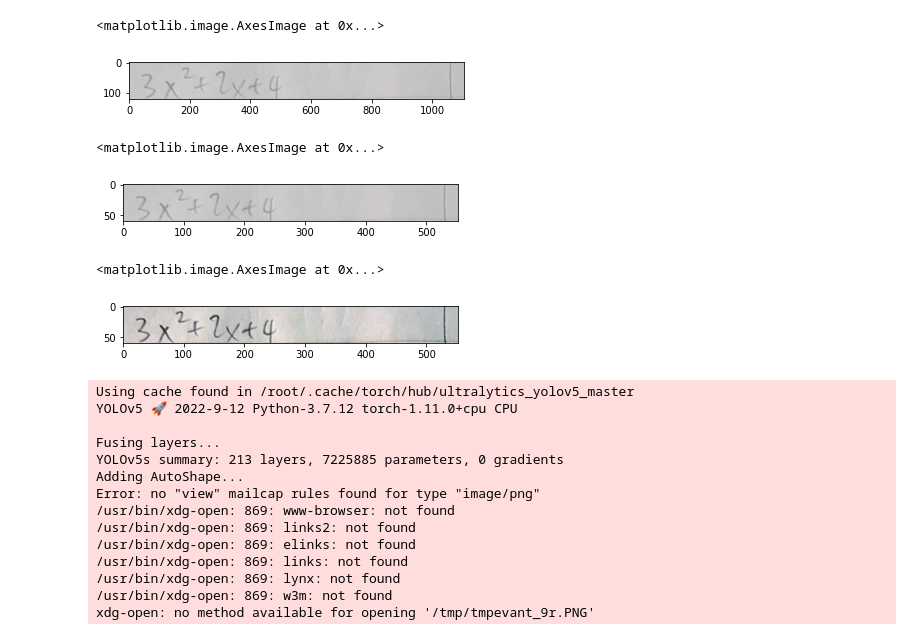
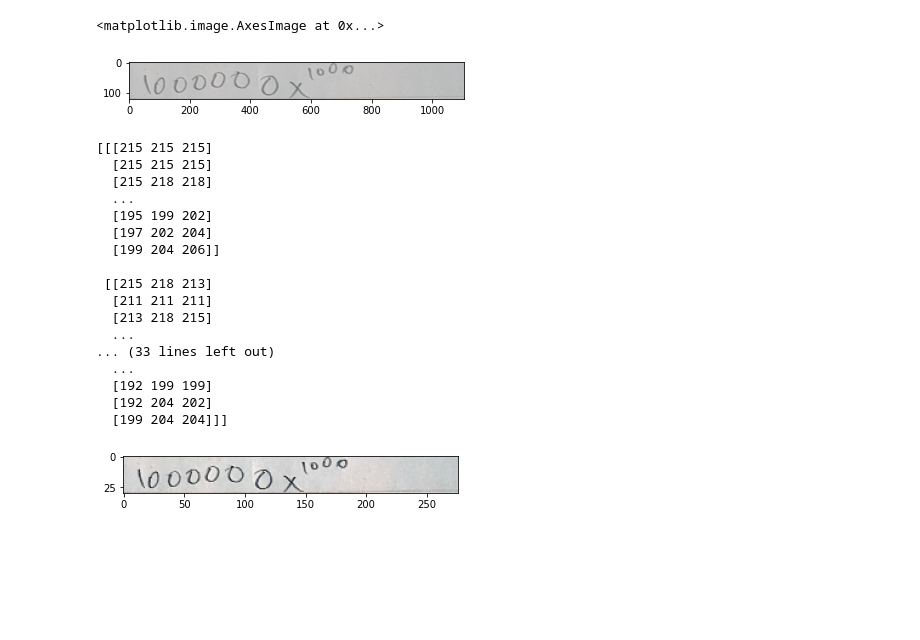
Before and after one commit to scrge-ai/polyonmialModel, a Jupyter notebook: visual-model.ipynb, the cells around one changed output. Drawn from its saved outputs; the diff is of its cells as text; code cells hidden in the pictures; blank space fills up the shorter version.

```diff
--- a/visual-model.ipynb
+++ b/visual-model.ipynb
@@ -5,45 +5,39 @@ import cv2
 import matplotlib.pyplot as plt
 from collections import deque
 # %%
-img = cv2.imread("../input/polynomial-dataset/Polynomial data/polynomial pics/page 1 (41 pics)/1.png")
+img = cv2.imread("../input/polynomial-dataset/Polynomial data/polynomial pics/page 1 (41 pics)/6.png")
 plt.imshow(img, cmap='gray')
 # %% [output]
 <matplotlib.image.AxesImage at 0x...>
-[figure, old version]
+[figure, new version]
 # %%
-img = cv2.resize(img, (img.shape[1]//2, img.shape[0]//2))
+img = cv2.resize(img, (img.shape[1]//4, img.shape[0]//4))
-# %% [output]
-<matplotlib.image.AxesImage at 0x...>
-[figure, removed]
 # %%
 minPixel = np.min(img)
 maxPixel = np.max(img)
 
 lut = np.zeros(256, dtype=np.uint8)
 lut[minPixel:maxPixel+1]=np.linspace(start=0,stop=255,num=(maxPixel-minPixel)+1,endpoint=True,dtype=np.uint8)
 
-plt.imshow(lut[img], cmap='gray')
+plt.imshow(lut[img])
+print(lut[img])
+img = lut[img]
 # %% [output]
-<matplotlib.image.AxesImage at 0x...>
+[[[215 215 215]
+  [215 215 215]
+  [215 218 218]
+  ...
+  [195 199 202]
+  [197 202 204]
+  [199 204 206]]
+
+ [[215 218 213]
+  [211 211 211]
+  [213 218 215]
+  ...
+... (33 lines left out)
+  ...
+  [192 199 199]
+  [192 204 202]
+  [199 204 204]]]
-[figure, old version]
+[figure, new version]
-# %%
-def floodFill(x, y, minval):
-    vis = np.zeros(img.shape)
-    queue = collections.deque([(x, y)])
-    while(!queue.empty()):
-        cur = vis.pop()
-# %% [output]
-Using cache found in /root/.cache/torch/hub/ultralytics_yolov5_master
-YOLOv5 🚀 2022-9-12 Python-3.7.12 torch-1.11.0+cpu CPU
-
-Fusing layers...
-YOLOv5s summary: 213 layers, 7225885 parameters, 0 gradients
-Adding AutoShape...
-Error: no "view" mailcap rules found for type "image/png"
-/usr/bin/xdg-open: 869: www-browser: not found
-/usr/bin/xdg-open: 869: links2: not found
-/usr/bin/xdg-open: 869: elinks: not found
-/usr/bin/xdg-open: 869: links: not found
-/usr/bin/xdg-open: 869: lynx: not found
-/usr/bin/xdg-open: 869: w3m: not found
-xdg-open: no method available for opening '/tmp/tmpevant_9r.PNG'
```
Also changed, not shown: parts of 7 cells of this notebook.
